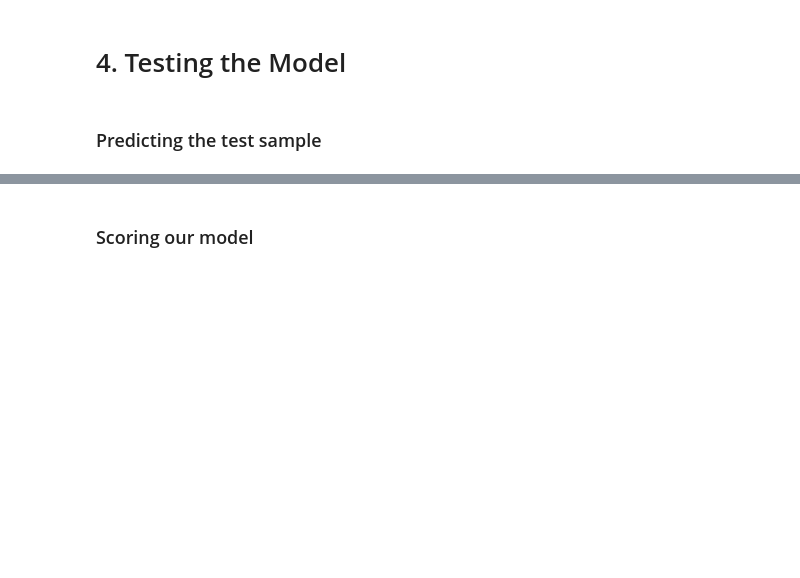
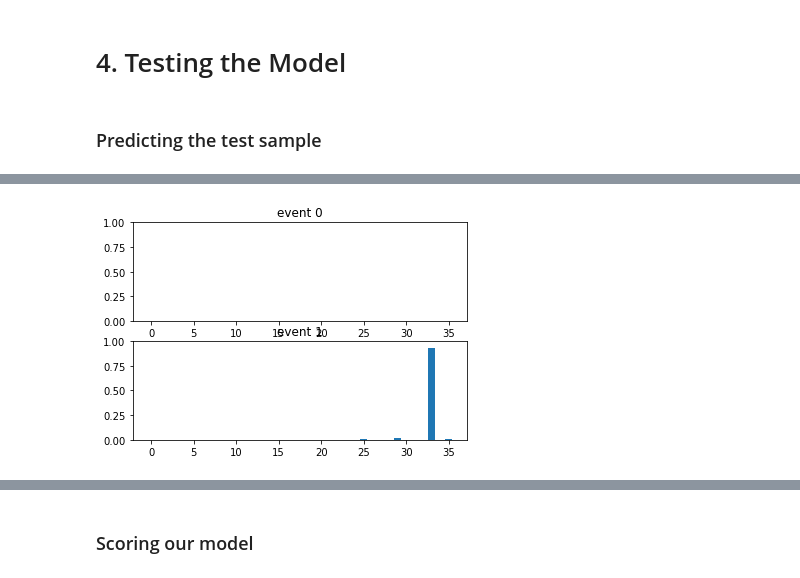
Before and after one commit to madkerpe/poc_ddht_pytorch, a Jupyter notebook: main_poc.ipynb, the cells around one changed output, grey strips where cells are left out. Drawn from its saved outputs; the diff is of its cells as text; code cells hidden in the pictures; blank space fills up the shorter version.

```diff
--- a/main_poc.ipynb
+++ b/main_poc.ipynb
@@ -69,15 +68,15 @@ from torch.utils.tensorboard import SummaryWriter
 from dynamicDeepHit import EncoderRNN, AttnDecoderRNN, CauseSpecificSubnetwork, DynamicDeepHit
 from losses_v2 import loss_1_batch, loss_2_batch, loss_3_batch
 
-NUM_EPOCHS = 100
+NUM_EPOCHS = 250
 
-LEARNING_RATE_ENCODER = 0.001
-LEARNING_RATE_DECODER = 0.001
-LEARNING_RATE_CAUSESS = 0.0005
+LEARNING_RATE_ENCODER = 0.0001
+LEARNING_RATE_DECODER = 0.0001
+LEARNING_RATE_CAUSESS = 0.00005
 
 LOSS_1_AMPLIFIER = 1
-LOSS_2_AMPLIFIER = 1
-LOSS_3_AMPLIFIER = 1
+LOSS_2_AMPLIFIER = 0
+LOSS_3_AMPLIFIER = 0
 
 RUN_VALIDATION_ROUND = False
 VAL_NUM_CASES_RUNTIME = 2**3
@@ -85,7 +84,7 @@ VAL_NUM_CASES_RUNTIME = 2**3
 input_size = 5
 output_size = input_size
 MAX_LENGTH = 36
-NUM_CAUSES = 3
+NUM_CAUSES = 2
 hidden_size_encoder = 512
 hidden_size_attention = 512
 fc_size_encoder = 512
@@ -116,7 +115,7 @@ for epoch in trange(NUM_EPOCHS):
 
   epoch_loss = 0
 
-  for batch_number, data in enumerate(data_loader):
+  for batch_number, data in enumerate(test_data_loader):
 
     batch_loss = 0
 
@@ -198,12 +272,11 @@ print("the model predicts event %d at time %d" % (model_event_prediction, model_
 # %%
-fig, (ax1, ax2, ax3) = plt.subplots(3)
+fig, (ax1, ax2) = plt.subplots(2)
 ax1.bar([i for i in range(MAX_LENGTH)], test_first_hitting_time.squeeze()[:MAX_LENGTH].cpu().detach().numpy())
-ax2.bar([i for i in range(MAX_LENGTH)], test_first_hitting_time.squeeze()[MAX_LENGTH:2*MAX_LENGTH].cpu().detach().numpy())
-ax3.bar([i for i in range(MAX_LENGTH)], test_first_hitting_time.squeeze()[2*MAX_LENGTH:].cpu().detach().numpy())
-ax1.set_title("event 1")
-ax2.set_title("event 2")
-ax3.set_title("event 3")
+ax2.bar([i for i in range(MAX_LENGTH)], test_first_hitting_time.squeeze()[MAX_LENGTH:].cpu().detach().numpy())
+ax1.set_title("event 0")
+ax2.set_title("event 1")
 ax1.set_ylim([0,1]);
 ax2.set_ylim([0,1]);
-ax3.set_ylim([0,1]);
+# %% [output]
+[figure, added]
 # %%
```
Also changed, not shown: parts of 8 cells of this notebook, 2 other files.
